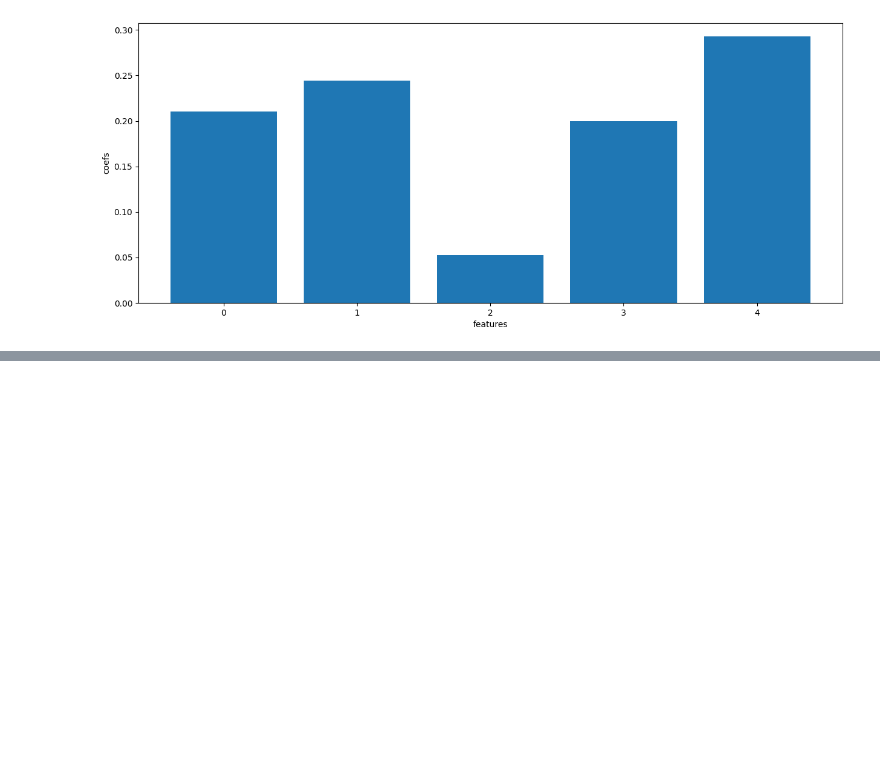
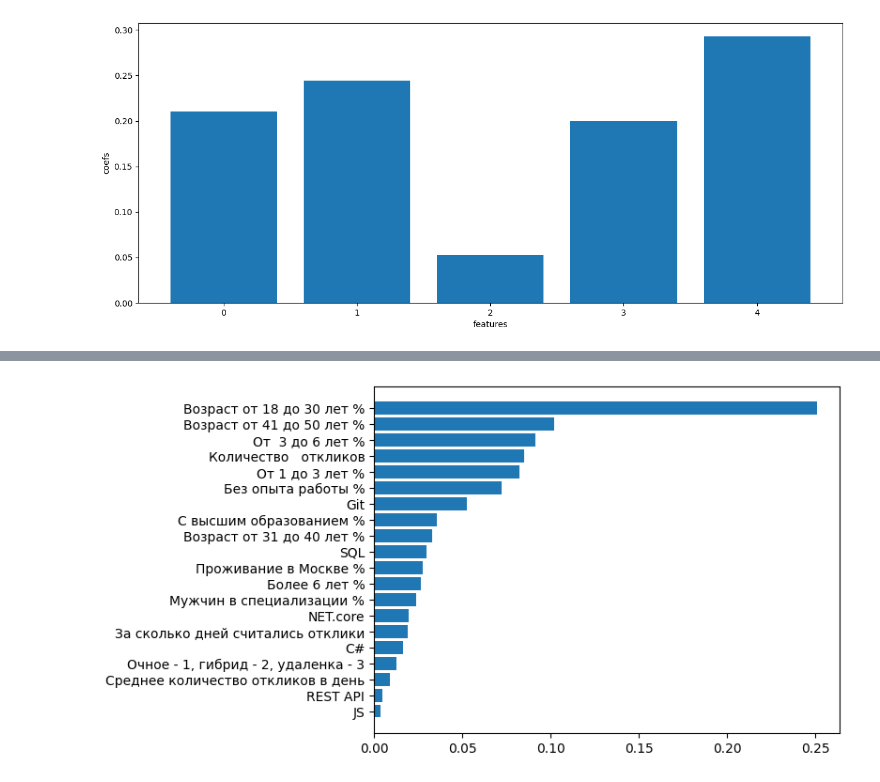
Before and after one commit to OVP2023/ML, a Jupyter notebook: регрес_tab_hh_и_выбор_признаков.ipynb, the cells around one changed output, grey strips where cells are left out. Drawn from its saved outputs; the diff is of its cells as text; code cells hidden in the pictures; blank space fills up the shorter version.

```diff
--- a/регрес_tab_hh_и_выбор_признаков.ipynb
+++ b/регрес_tab_hh_и_выбор_признаков.ipynb
@@ -62,11 +62,8 @@ memory usage: 2.3 KB
 from sklearn.pipeline import make_pipeline  # используем пайплайны
 from sklearn.preprocessing import StandardScaler
 
-model = make_pipeline(
-    #StandardScaler(),
-    MinMaxScaler(),
-    RandomForestRegressor(max_depth=5,min_samples_split=2, random_state=10)
-)
+model = RandomForestRegressor(max_depth=5,min_samples_split=2, random_state=10)
+
 
 X_train, X_test, y_train, y_test = train_test_split(X, y, test_size=0.3, random_state=0)
 model.fit(X_train, y_train)
@@ -221,0 +219,11 @@ _ = ax.set_yticklabels(np.array(X_train.columns)[indices])
+# %%
+importances = model.feature_importances_
+
+indices = np.argsort(importances)
+
+fig, ax = plt.subplots()
+ax.barh(range(len(importances)), importances[indices])
+ax.set_yticks(range(len(importances)))
+_ = ax.set_yticklabels(np.array(X_train.columns)[indices])
+# %% [output]
+[figure, added]
```
Also changed, not shown: parts of 2 cells of this notebook.
